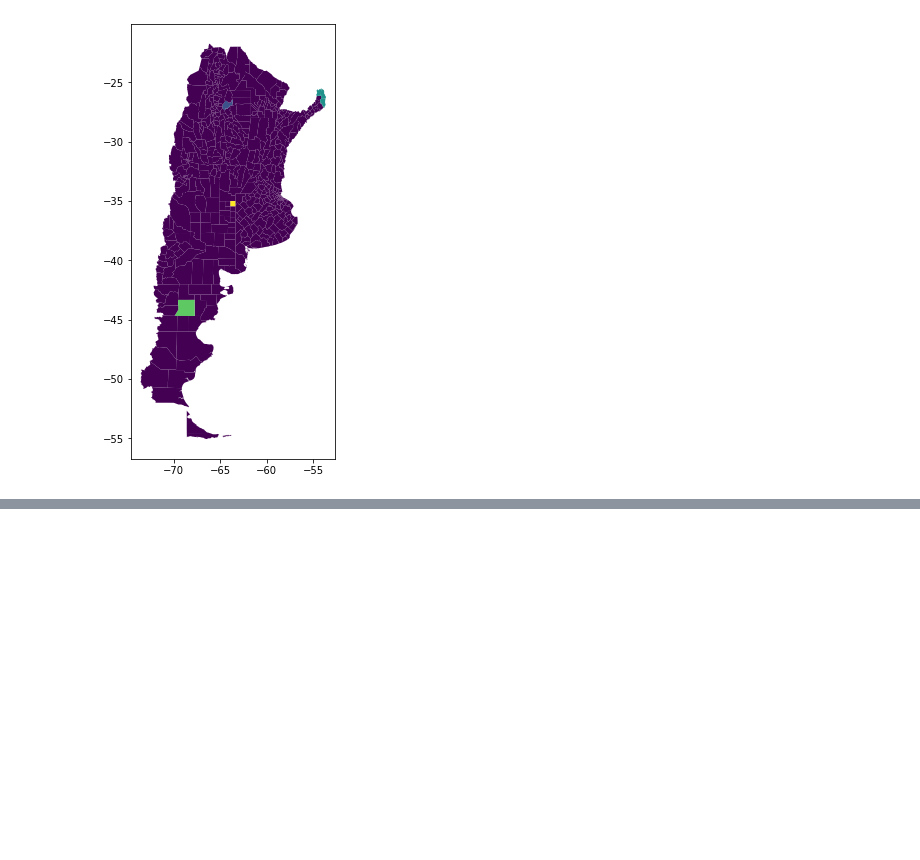
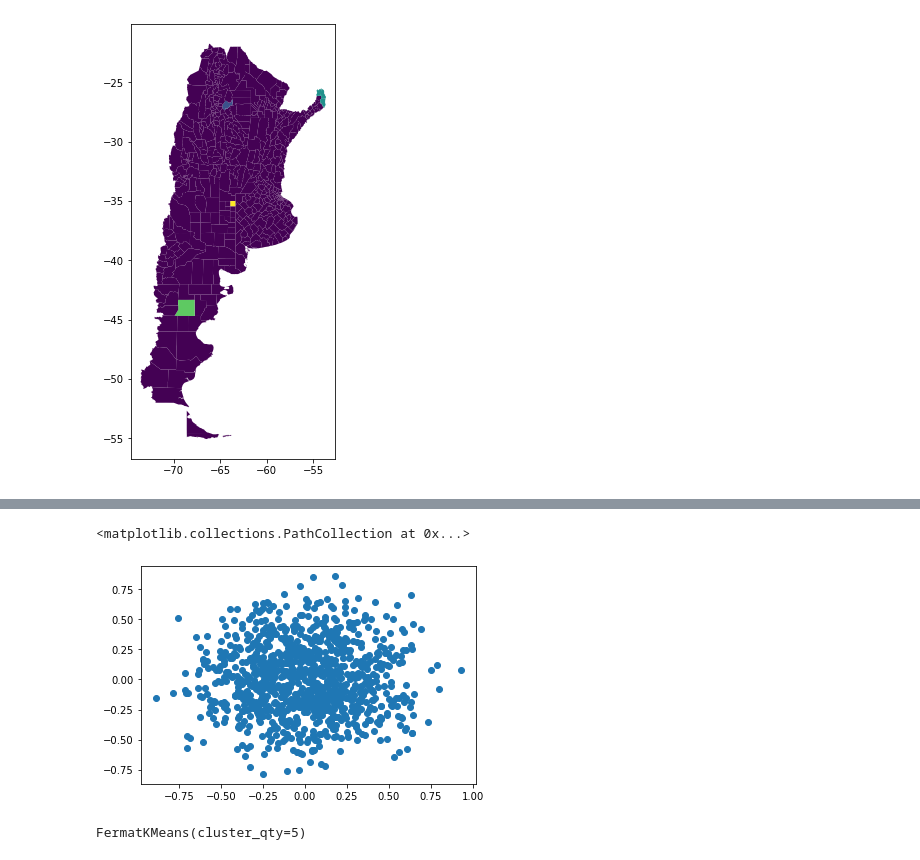
Before and after one commit to pabanib/covid, a Jupyter notebook: Untitled2.ipynb, the cells around one changed output, grey strips where cells are left out. Cells and saved outputs as stored; diff of their text form; code cells hidden in the pictures; blank space fills up the shorter version.

```diff
--- a/Untitled2.ipynb
+++ b/Untitled2.ipynb
@@ -177,0 +226,10 @@ mapa_grupos(aglo_geo)
+# %%
+y = np.random.rand(1000,7)
+# %%
+pca = PCA(n_components = 2)
+yy = pca.fit_transform(y)
+# %%
+plt.scatter(yy[:,0],yy[:,1])
+# %% [output]
+<matplotlib.collections.PathCollection at 0x...>
+[figure, added]
@@ -177,0 +240,4 @@ mapa_grupos(aglo_geo)
+# %%
+fkm.fit(X)
+# %% [output]
+FermatKMeans(cluster_qty=5)
```
Also changed, not shown: parts of 39 cells of this notebook, 1 other file.
